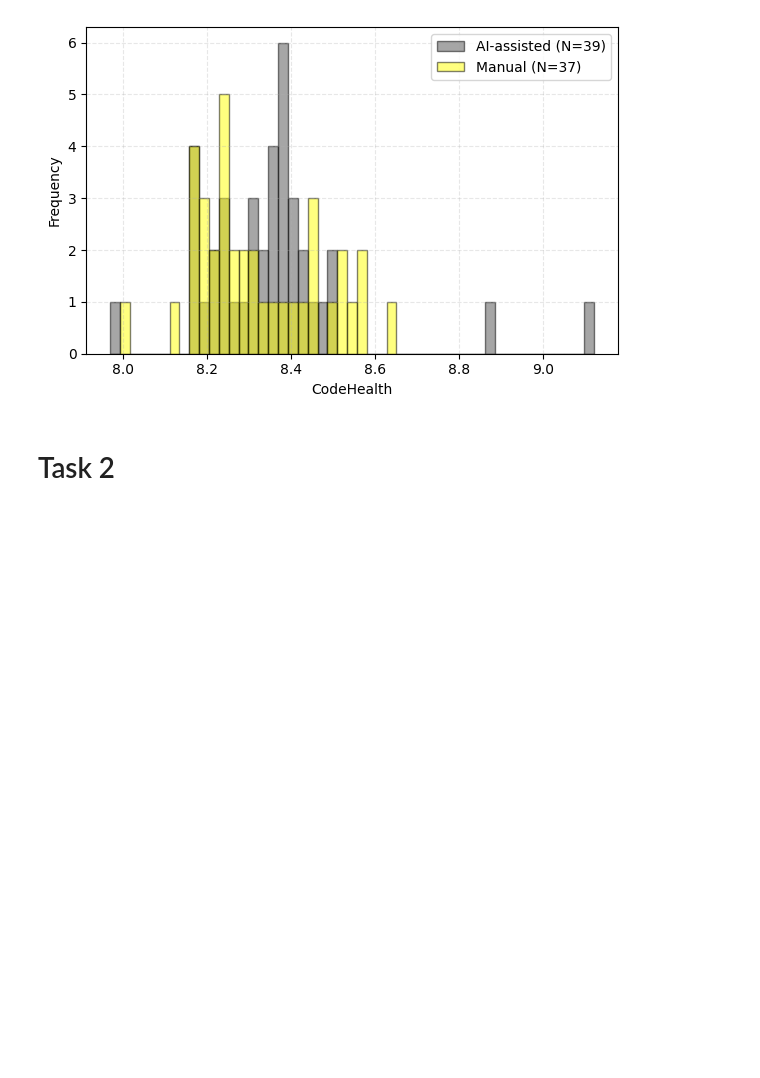
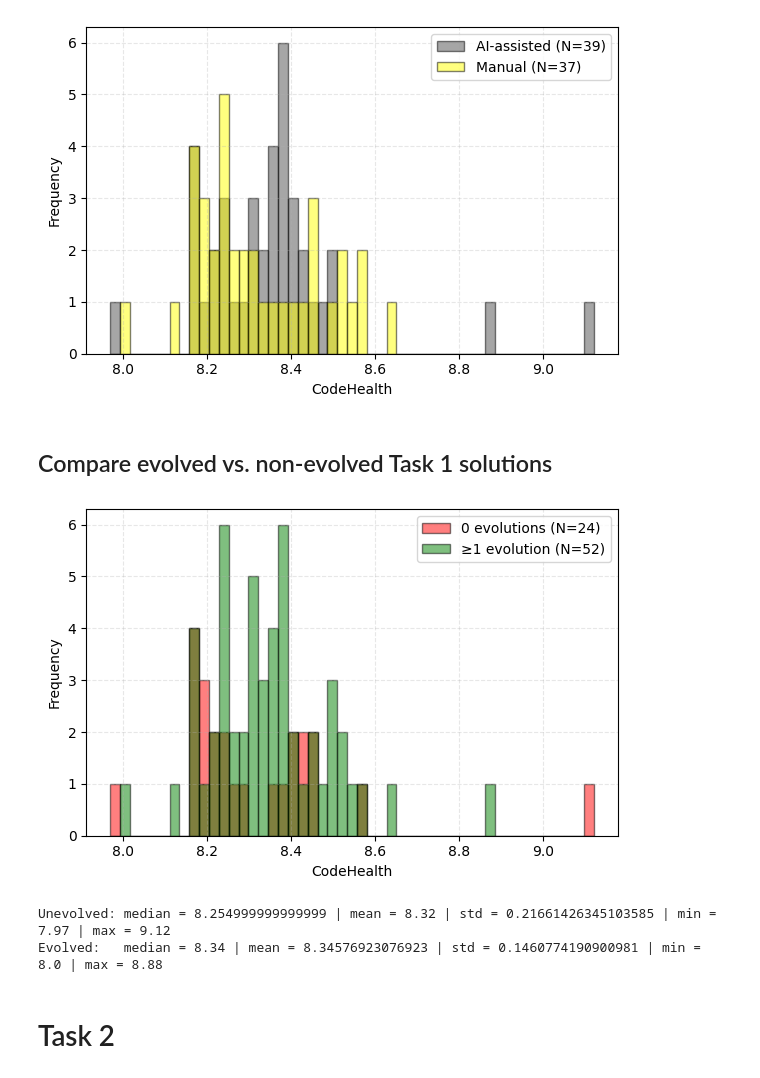
Before and after one commit to codescene-research/echoes-of-ai-emse-2025, a Jupyter notebook: frequentist/codehealth.ipynb, the cells around one changed output. Drawn from its saved outputs; the diff is of its cells as text; code cells hidden in the pictures; blank space fills up the shorter version.

Commit message:
Add analysis of non-evolved solutions

```diff
--- a/frequentist/codehealth.ipynb
+++ b/frequentist/codehealth.ipynb
@@ -9,8 +9,8 @@ from scipy.stats import levene
 from scipy.stats import ttest_ind
 from scipy.stats import ranksums
 # %%
-task1_df = pd.read_csv("data/task1_preprocessed.csv")
-task2_df = pd.read_csv("data/task2_preprocessed.csv")
+task1_df = pd.read_csv("../data/task1_preprocessed.csv")
+task2_df = pd.read_csv("../data/task2_preprocessed.csv")
 
 os.makedirs("figures", exist_ok=True)
 # %%
@@ -95,6 +95,67 @@ plt.savefig("figures/task1_codehealth_distribution.png", dpi=300)
 plt.show()
 # %% [output]
 [figure]
+# %% [markdown]
+## Compare evolved vs. non-evolved Task 1 solutions
+# %%
+# --- Compute evolved vs. unevolved groups ---
+
+# Define thresholds
+unevolved = task1_df[task1_df['successors'] == 0]['codehealth'].dropna()
+evolved = task1_df[task1_df['successors'] > 0]['codehealth'].dropna()
+
+# Legend labels
+unevolved_label = f"0 evolutions (N={len(unevolved)})"
+evolved_label = f"≥1 evolution (N={len(evolved)})"
+
+# Consistent binning
+combined_min = min(unevolved.min(), evolved.min())
+combined_max = max(unevolved.max(), evolved.max())
+bins = np.linspace(combined_min, combined_max, 50)
+
+plt.figure(figsize=(6, 4))
+
+# Plot histograms with red for unevolved, green for evolved
+plt.hist(
+    unevolved, bins=bins,
+    color='red', alpha=0.5, edgecolor='black',
+    label=unevolved_label
+)
+plt.hist(
+    evolved, bins=bins,
+    color='green', alpha=0.5, edgecolor='black',
+    label=evolved_label
+)
+
+# Labels and style
+plt.xlabel('CodeHealth')
+plt.ylabel('Frequency')
+plt.legend()
+plt.grid(True, linestyle='--', alpha=0.3)
+plt.tight_layout()
+
+plt.show()
+# %% [output]
+[figure, added]
+# %%
+print(
+    "Unevolved: median =", unevolved.median(),
+    "| mean =", unevolved.mean(),
+    "| std =", unevolved.std(),
+    "| min =", unevolved.min(),
+    "| max =", unevolved.max()
+)
+
+print(
+    "Evolved:   median =", evolved.median(),
+    "| mean =", evolved.mean(),
+    "| std =", evolved.std(),
+    "| min =", evolved.min(),
+    "| max =", evolved.max()
+)
+# %% [output]
+Unevolved: median = 8.254999999999999 | mean = 8.32 | std = 0.21661426345103585 | min = 7.97 | max = 9.12
+Evolved:   median = 8.34 | mean = 8.34576923076923 | std = 0.1460774190900981 | min = 8.0 | max = 8.88
 # %% [markdown]
 # Task 2
 # %%
```
